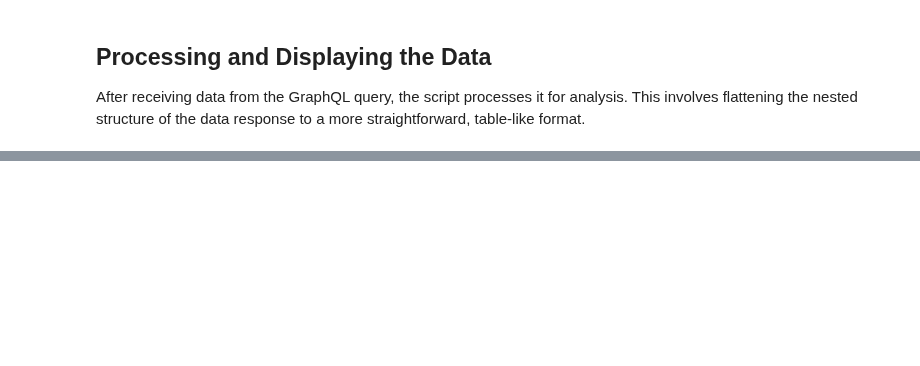
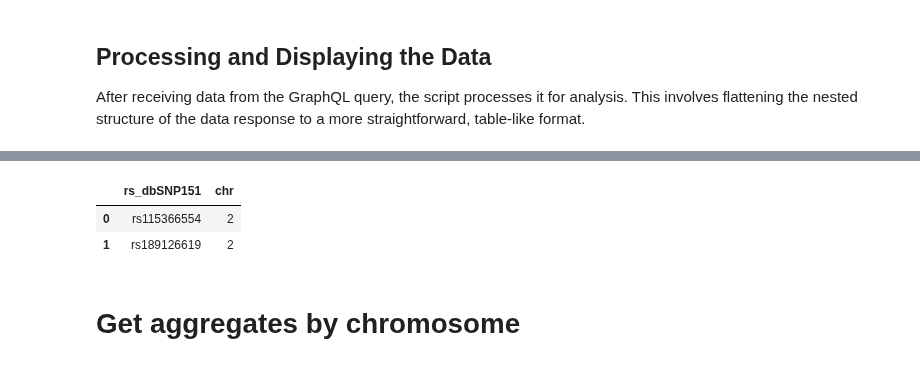
Before and after one commit to USCbiostats/annoq-api-v2, a Jupyter notebook: demo/usage.ipynb, the cells around one changed output, grey strips where cells are left out. Saved outputs shown, nothing was run; the diff lists cells and outputs as text; code cells hidden in the pictures; blank space fills up the shorter version.

```diff
--- a/demo/usage.ipynb
+++ b/demo/usage.ipynb
@@ -108,0 +169,10 @@ snp_df
+# %%
+flattened_data = pd.json_normalize(snps_by_RsIDs)
+snp_df = pd.DataFrame(flattened_data)
+snp_df
+# %% [output]
+|  | rs_dbSNP151 | chr |
+| 0 | rs115366554 | 2 |
+| 1 | rs189126619 | 2 |
+# %% [markdown]
+# Get aggregates by chromosome
```
Also changed, not shown: parts of 16 cells of this notebook.
